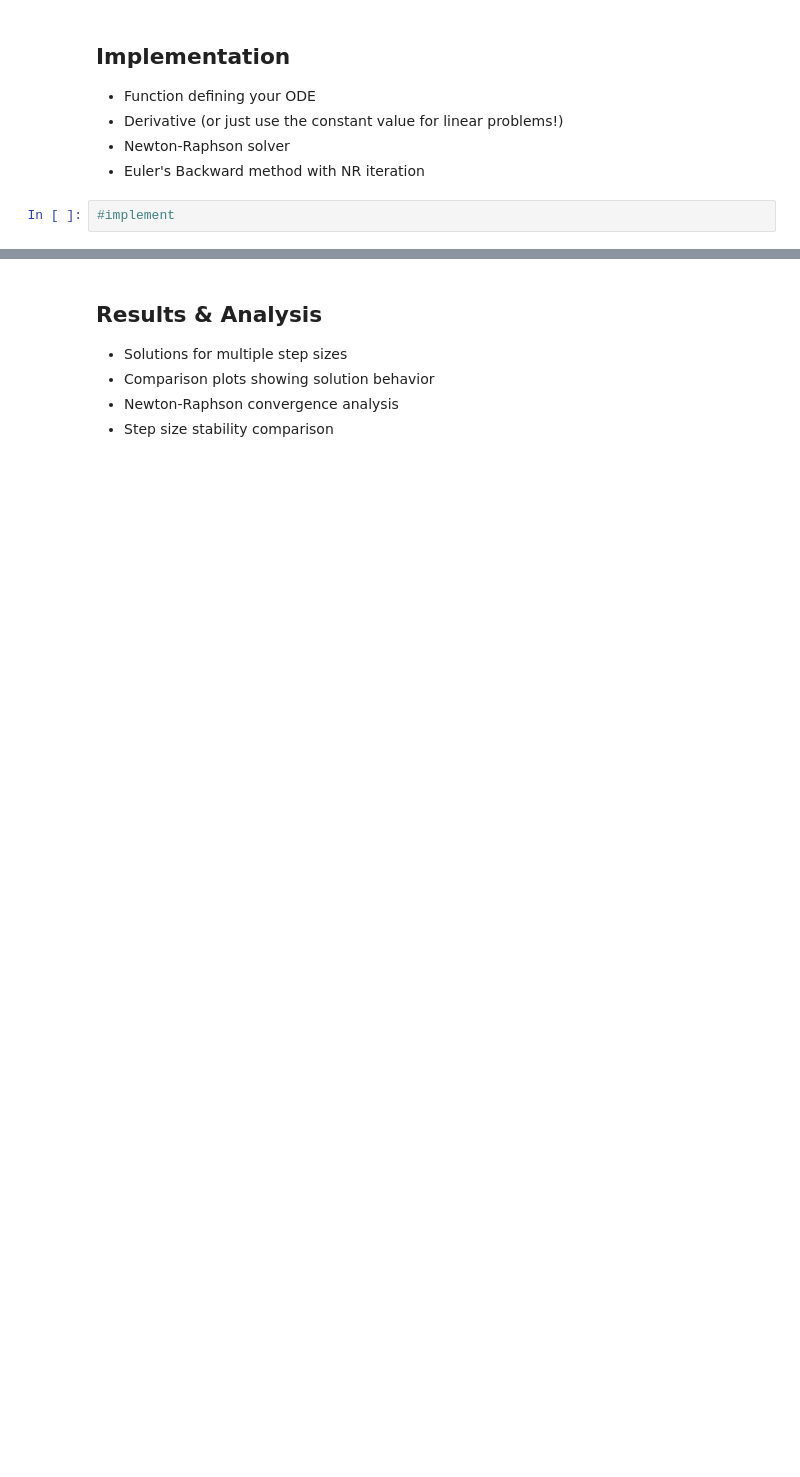
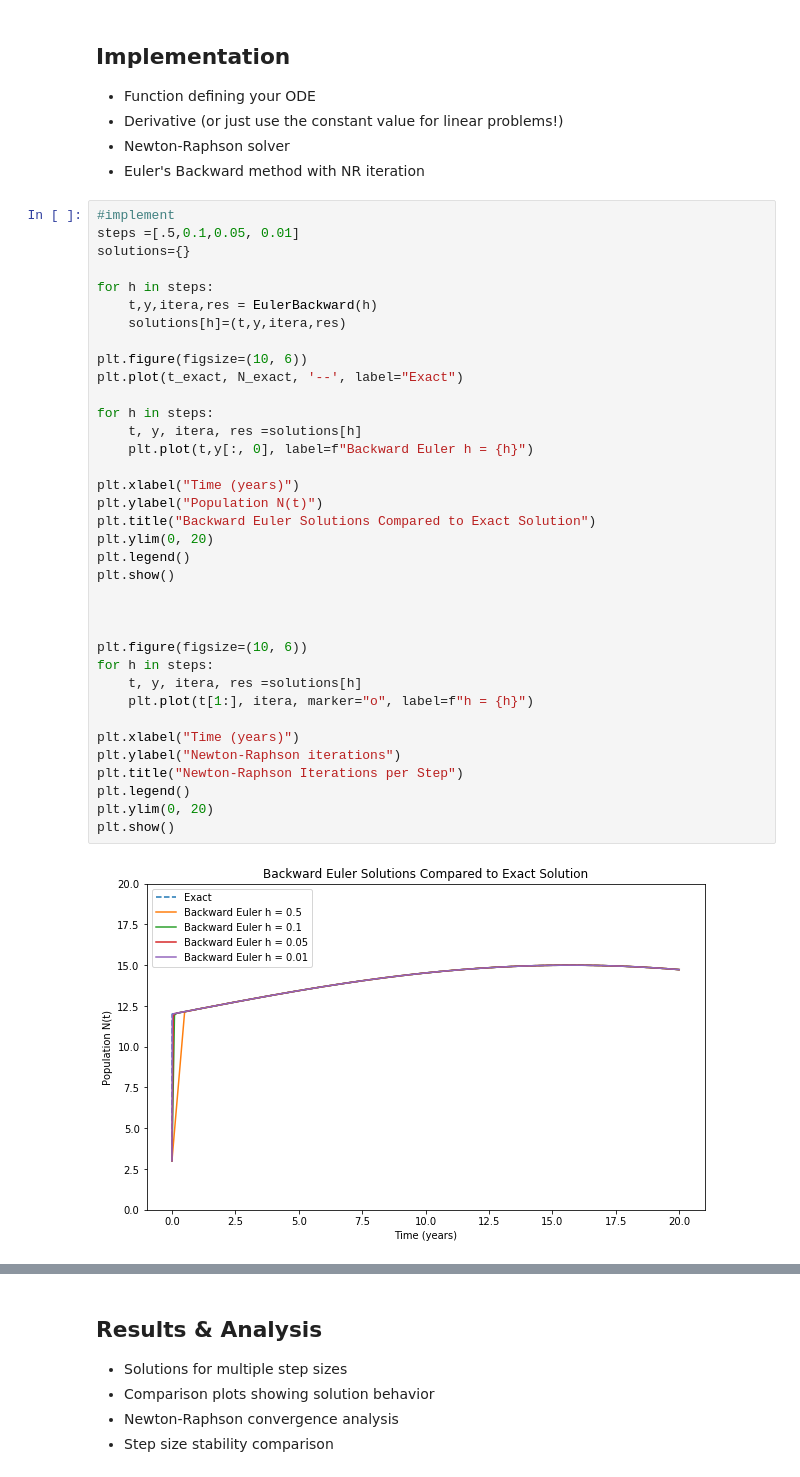
Before and after one commit to morgancodes22/coe311k, a Jupyter notebook: Gaitz_Morgan_COE311K_FinalProject_Part2.ipynb, the cells around one changed output, grey strips where cells are left out. Cells and saved outputs as stored; diff of their text form; blank space fills up the shorter version.

```diff
--- a/Gaitz_Morgan_COE311K_FinalProject_Part2.ipynb
+++ b/Gaitz_Morgan_COE311K_FinalProject_Part2.ipynb
@@ -51,5 +244,41 @@ Key characteristic: The stability requirement is much more restrictive than the
 - Derivative (or just use the constant value for linear problems!)
 - Newton-Raphson solver
 - Euler's Backward method with NR iteration
-# %%
-#implement
+# %%
+#implement
+steps =[.5,0.1,0.05, 0.01]
+solutions={}
+
+for h in steps:
+    t,y,itera,res = EulerBackward(h)
+    solutions[h]=(t,y,itera,res)
+
+plt.figure(figsize=(10, 6))
+plt.plot(t_exact, N_exact, '--', label="Exact")
+
+for h in steps:
+    t, y, itera, res =solutions[h]
+    plt.plot(t,y[:, 0], label=f"Backward Euler h = {h}")
+
+plt.xlabel("Time (years)")
+plt.ylabel("Population N(t)")
+plt.title("Backward Euler Solutions Compared to Exact Solution")
+plt.ylim(0, 20)
+plt.legend()
+plt.show()
+
+
+
+plt.figure(figsize=(10, 6))
+for h in steps:
+    t, y, itera, res =solutions[h]
+    plt.plot(t[1:], itera, marker="o", label=f"h = {h}")
+
+plt.xlabel("Time (years)")
+plt.ylabel("Newton-Raphson iterations")
+plt.title("Newton-Raphson Iterations per Step")
+plt.legend()
+plt.ylim(0, 20)
+plt.show()
+# %% [output]
+[figure, added]
```
Also changed, not shown: parts of 27 cells of this notebook.
